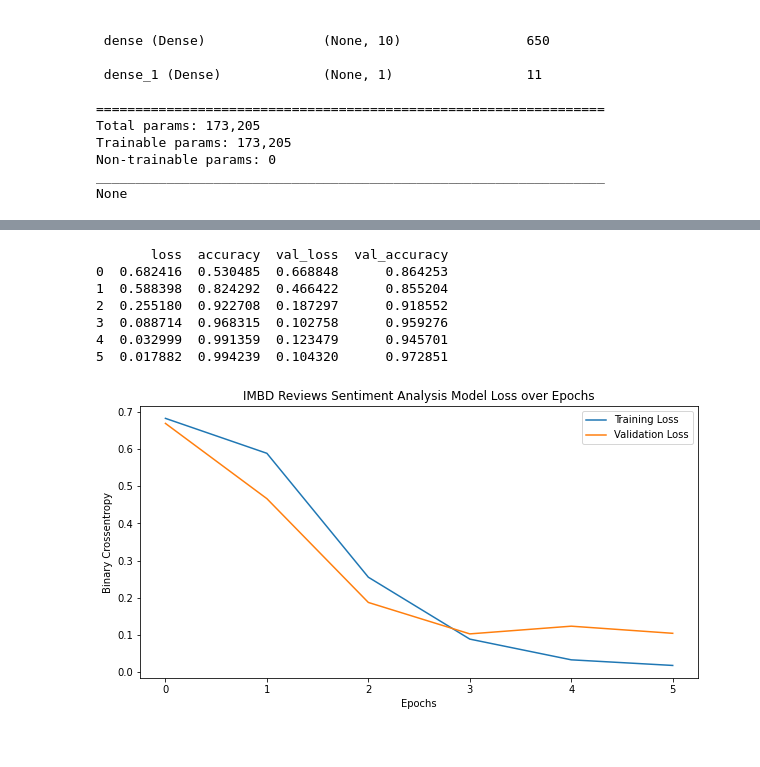
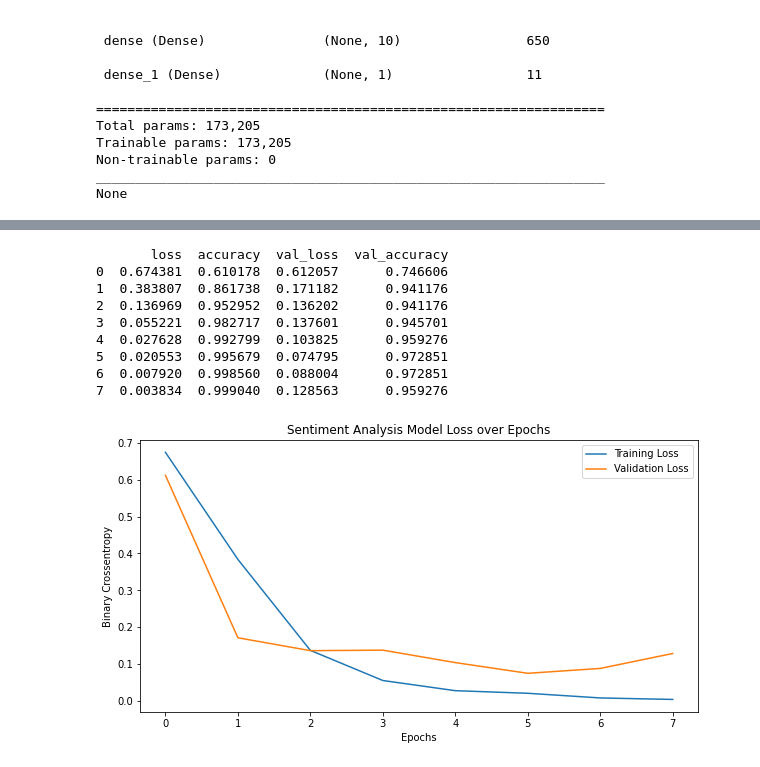
Before and after one commit to bhardwaj-di/NaturalLanguageProcessing, a Jupyter notebook: LSTM_Sentimental_Analysis.ipynb, the cells around one changed output, grey strips where cells are left out. Saved outputs shown, nothing was run; the diff lists cells and outputs as text; code cells hidden in the pictures.

```diff
--- a/LSTM_Sentimental_Analysis.ipynb
+++ b/LSTM_Sentimental_Analysis.ipynb
@@ -11,7 +11,7 @@ from tensorflow.keras.models import Sequential
 from tensorflow.keras.layers import LSTM, Dense, Embedding, Bidirectional
 from tensorflow.keras.callbacks import EarlyStopping, ModelCheckpoint
 # %%
-training_reviews = pd.read_excel('Sentiment Reviews.xlsx', sheet_name='Training')
+training_reviews = pd.read_excel(r'D:/ST_NLP/Sentiment Reviews.xlsx', sheet_name='Training')
 training_reviews.head()
 # %% [output]
 |  | Category | Text |
@@ -21,7 +21,7 @@ training_reviews.head()
 | 3 | Negative | Cheated see photos Hall way leadi... |
 | 4 | Negative | Horrible DO NOT STAY HERE We stay... |
 # %%
-test_reviews = pd.read_excel('Sentiment Reviews.xlsx', sheet_name='Test')
+test_reviews = pd.read_excel(r'D:/ST_NLP/Sentiment Reviews.xlsx', sheet_name='Test')
 test_reviews.head()
 # %% [output]
 |  | Category | Text |
@@ -165,23 +165,25 @@ metrics_df = pd.DataFrame(history.history)
 print(metrics_df)
 # %% [output]
        loss  accuracy  val_loss  val_accuracy
-0  0.682416  0.530485  0.668848      0.864253
-1  0.588398  0.824292  0.466422      0.855204
-2  0.255180  0.922708  0.187297      0.918552
-3  0.088714  0.968315  0.102758      0.959276
-4  0.032999  0.991359  0.123479      0.945701
-5  0.017882  0.994239  0.104320      0.972851
+0  0.674381  0.610178  0.612057      0.746606
+1  0.383807  0.861738  0.171182      0.941176
+2  0.136969  0.952952  0.136202      0.941176
+3  0.055221  0.982717  0.137601      0.945701
+4  0.027628  0.992799  0.103825      0.959276
+5  0.020553  0.995679  0.074795      0.972851
+6  0.007920  0.998560  0.088004      0.972851
+7  0.003834  0.999040  0.128563      0.959276
 # %%
 plt.figure(figsize=(10,5))
 plt.plot(metrics_df.index, metrics_df.loss)
 plt.plot(metrics_df.index, metrics_df.val_loss)
-plt.title('IMBD Reviews Sentiment Analysis Model Loss over Epochs')
+plt.title('Sentiment Analysis Model Loss over Epochs')
 plt.xlabel('Epochs')
 plt.ylabel('Binary Crossentropy')
 plt.legend(['Training Loss', 'Validation Loss'])
 plt.show()
 # %% [output]
-[figure, old version]
+[figure, new version]
 # %%
 plt.figure(figsize=(10,5))
 plt.plot(metrics_df.index, metrics_df.accuracy)
```
Also changed, not shown: parts of 2 cells of this notebook.
